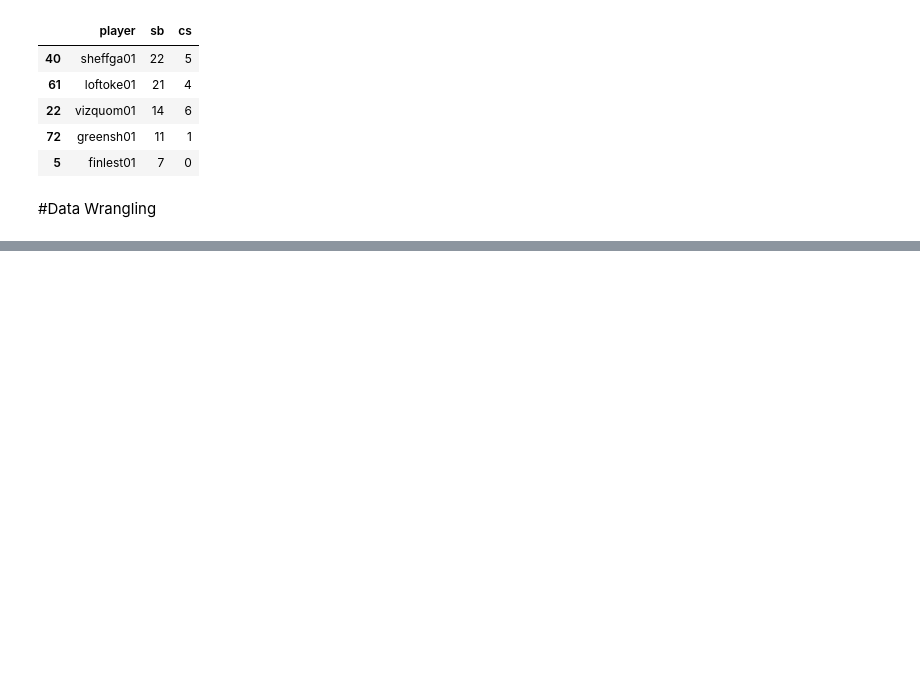
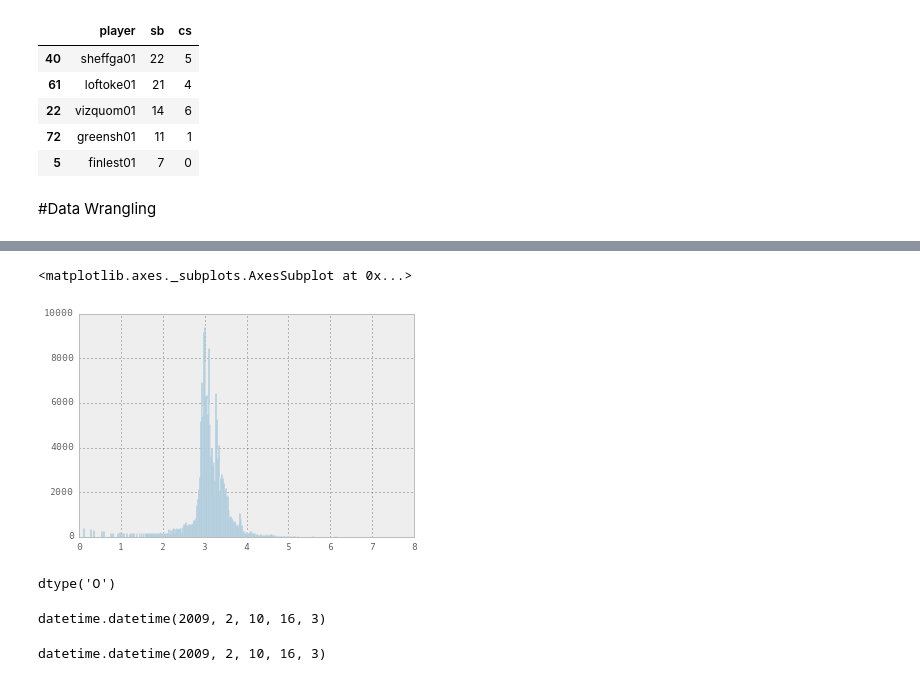
Before and after one commit to jthang/MachineLearningLab, a Jupyter notebook: pandas_lab.ipynb, the cells around one changed output, grey strips where cells are left out. Saved outputs shown, nothing was run; the diff lists cells and outputs as text; code cells hidden in the pictures; blank space fills up the shorter version.

```diff
--- a/pandas_lab.ipynb
+++ b/pandas_lab.ipynb
@@ -182,0 +241,19 @@ ImportError: No module named plyplot
+# %%
+#transformation using log
+segments.seg_length.apply(np.log).hist(bins=500)
+# %% [output]
+<matplotlib.axes._subplots.AxesSubplot at 0x...>
+[figure, added]
+# %%
+segments.st_time.dtype
+# %% [output]
+dtype('O')
+# %%
+datetime.strptime(segments.st_time.ix[0], '%m/%d/%y %H:%M')
+# %% [output]
+datetime.datetime(2009, 2, 10, 16, 3)
+# %%
+from dateutil.parser import parse
+parse(segments.st_time.ix[0])
+# %% [output]
+datetime.datetime(2009, 2, 10, 16, 3)
```
Also changed, not shown: parts of 52 cells of this notebook, 7 other files.
